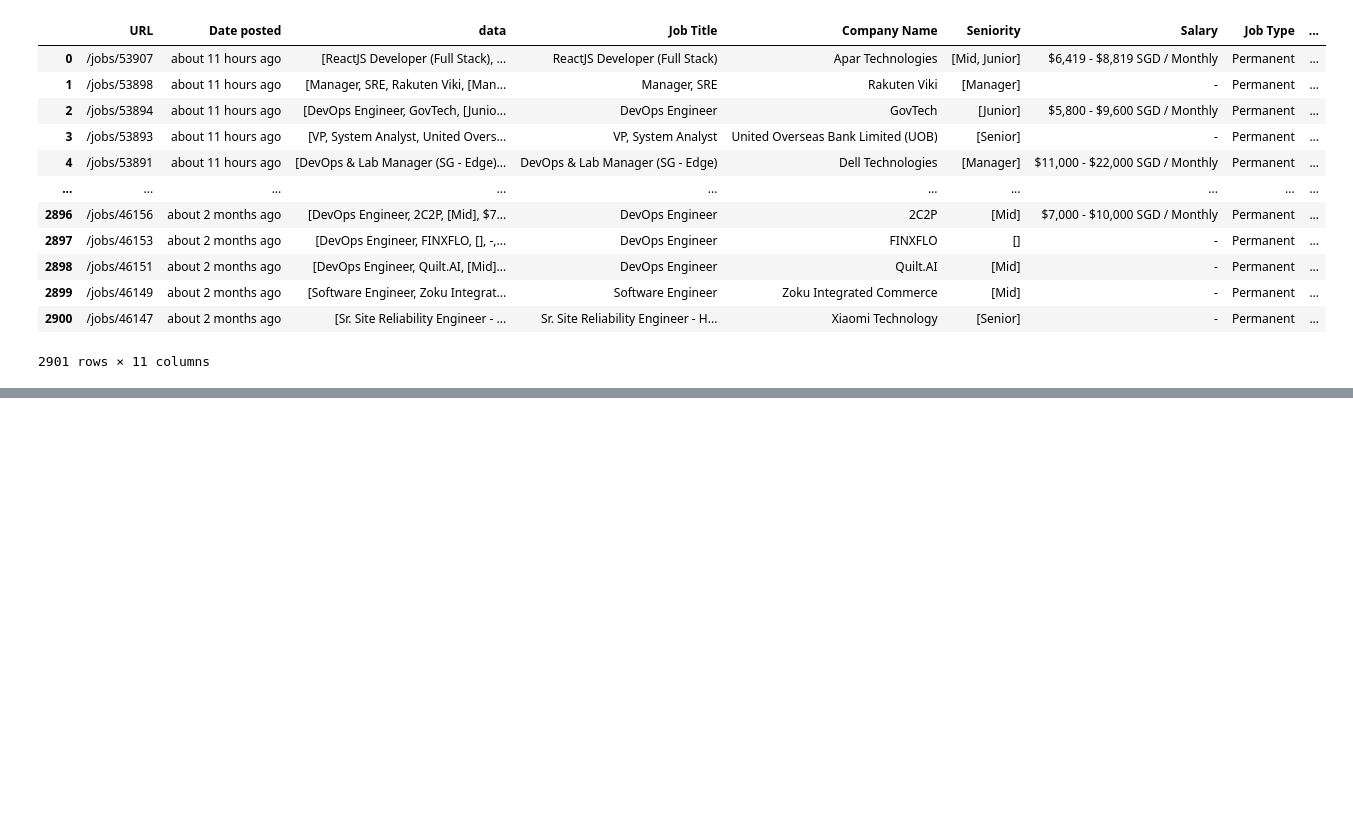
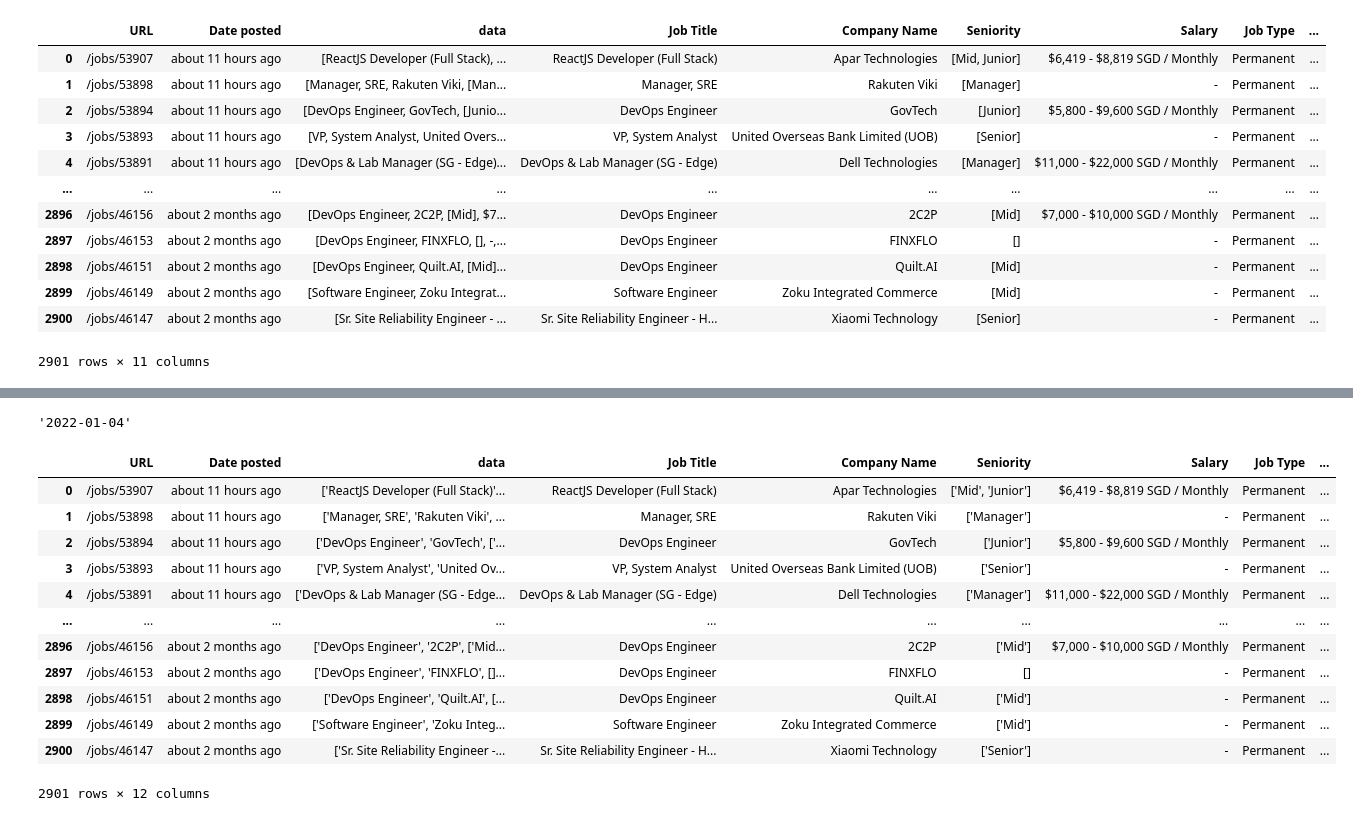
Before and after one commit to joshuawong96/job-posting-analysis, a Jupyter notebook: scraping/nodeflair.ipynb, the cells around one changed output, grey strips where cells are left out. Drawn from its saved outputs; the diff is of its cells as text; code cells hidden in the pictures; blank space fills up the shorter version.

Commit message:
update nodeflair.ipynb with function to convert dat

```diff
--- a/scraping/nodeflair.ipynb
+++ b/scraping/nodeflair.ipynb
@@ -309,0 +318,57 @@ output_df.to_csv("nodeflair_jobpostings.csv")
+# %%
+data = pd.read_csv("../data/nodeflair/nodeflair_jobpostings.csv", index_col=0)
+# %%
+def getDatePosted(text, date_of_scraping):
+    """Converts date posted in the format of xx hours/days/months ago into datetime format
+
+    Args:
+        text (str): text in format: xx hours/days/months ago
+        date_of_scraping (str): date in format 'YYYY-MM-DD'
+
+    Returns:
+        str: date in format 'YYYY-MM-DD' after subtracting the stated period
+    """
+
+    # First convert the input text to datetime data type
+    date_of_scraping = datetime.strptime(date_of_scraping, '%Y-%m-%d')
+    date_posted = ''
+
+    if "hours" in text:
+        # Automatically take the day before day of scraping (assume hours do not spill over to the day before)
+        date = date_of_scraping + timedelta(days=-1)
+        date_posted = date.date().strftime('%Y-%m-%d')
+
+    elif "days" in text:
+        # Extract number from text
+        n_days = int(text.split(" ")[0])
+        date = date_of_scraping + timedelta(days=-n_days)
+        date_posted = date.date().strftime('%Y-%m-%d')
+
+    elif "months" in text:
+        # Extract number from text
+        n_months = int(text.split(" ")[1])
+        date = date_of_scraping + relativedelta(months=-n_months)
+        date_posted = date.date().strftime('%Y-%m-%d')
+
+    return date_posted
+# %%
+getDatePosted('about 10 hours ago', '2022-01-05')
+# %% [output]
+'2022-01-04'
+# %%
+data["cleaned_date"] = data["Date posted"].apply(getDatePosted, args=('2022-03-11',))
+data
+# %% [output]
+|  | URL | Date posted | data | Job Title | Company Name | Seniority | Salary | Job Type | ... |
+| 0 | /jobs/53907 | about 11 hours ago | ['ReactJS Developer (Full Stack)'... | ReactJS Developer (Full Stack) | Apar Technologies | ['Mid', 'Junior'] | $6,419 - $8,819 SGD / Monthly | Permanent | ... |
+| 1 | /jobs/53898 | about 11 hours ago | ['Manager, SRE', 'Rakuten Viki', ... | Manager, SRE | Rakuten Viki | ['Manager'] | - | Permanent | ... |
+| 2 | /jobs/53894 | about 11 hours ago | ['DevOps Engineer', 'GovTech', ['... | DevOps Engineer | GovTech | ['Junior'] | $5,800 - $9,600 SGD / Monthly | Permanent | ... |
+| 3 | /jobs/53893 | about 11 hours ago | ['VP, System Analyst', 'United Ov... | VP, System Analyst | United Overseas Bank Limited (UOB) | ['Senior'] | - | Permanent | ... |
+| 4 | /jobs/53891 | about 11 hours ago | ['DevOps & Lab Manager (SG - Edge... | DevOps & Lab Manager (SG - Edge) | Dell Technologies | ['Manager'] | $11,000 - $22,000 SGD / Monthly | Permanent | ... |
+| ... | ... | ... | ... | ... | ... | ... | ... | ... | ... |
+| 2896 | /jobs/46156 | about 2 months ago | ['DevOps Engineer', '2C2P', ['Mid... | DevOps Engineer | 2C2P | ['Mid'] | $7,000 - $10,000 SGD / Monthly | Permanent | ... |
+| 2897 | /jobs/46153 | about 2 months ago | ['DevOps Engineer', 'FINXFLO', []... | DevOps Engineer | FINXFLO | [] | - | Permanent | ... |
+| 2898 | /jobs/46151 | about 2 months ago | ['DevOps Engineer', 'Quilt.AI', [... | DevOps Engineer | Quilt.AI | ['Mid'] | - | Permanent | ... |
+| 2899 | /jobs/46149 | about 2 months ago | ['Software Engineer', 'Zoku Integ... | Software Engineer | Zoku Integrated Commerce | ['Mid'] | - | Permanent | ... |
+| 2900 | /jobs/46147 | about 2 months ago | ['Sr. Site Reliability Engineer -... | Sr. Site Reliability Engineer - H... | Xiaomi Technology | ['Senior'] | - | Permanent | ... |
+2901 rows × 12 columns
```
Also changed, not shown: parts of 8 cells of this notebook.
